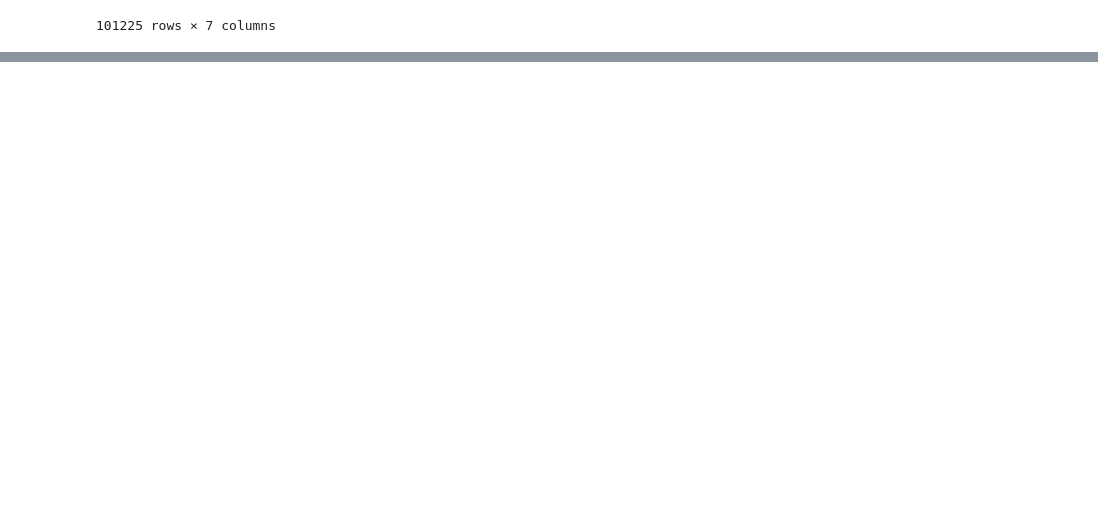
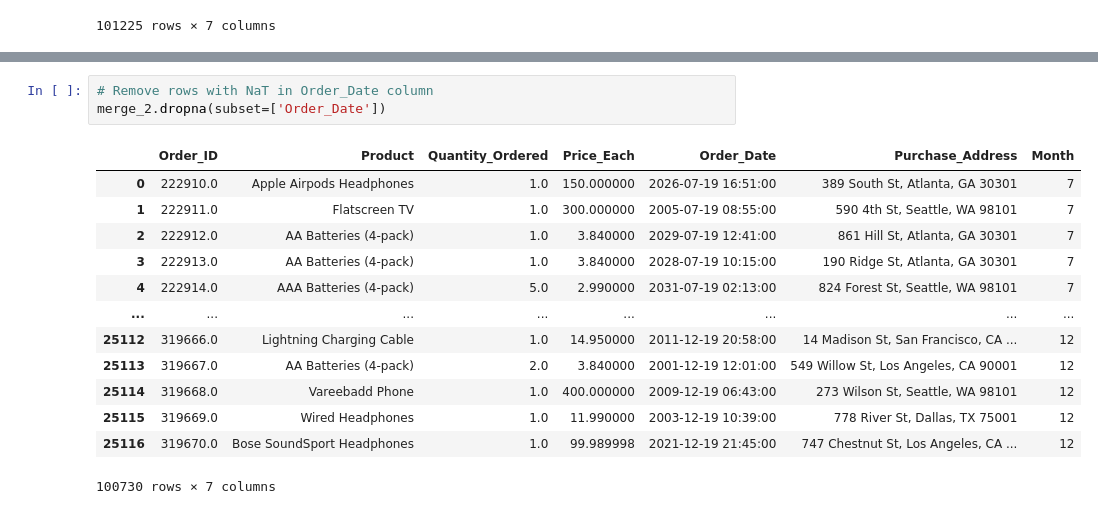
Before and after one commit to modelMaestroSolo/bi-insights, a Jupyter notebook: bi_insight.ipynb, the cells around one changed output, grey strips where cells are left out. Drawn from its saved outputs; the diff is of its cells as text; blank space fills up the shorter version.

```diff
--- a/bi_insight.ipynb
+++ b/bi_insight.ipynb
@@ -764,0 +746,17 @@ IndexingError: Unalignable boolean Series provided as indexer (index of the bool
+# %%
+# Remove rows with NaT in Order_Date column
+merge_2.dropna(subset=['Order_Date'])
+# %% [output]
+|  | Order_ID | Product | Quantity_Ordered | Price_Each | Order_Date | Purchase_Address | Month |
+| 0 | 222910.0 | Apple Airpods Headphones | 1.0 | 150.000000 | 2026-07-19 16:51:00 | 389 South St, Atlanta, GA 30301 | 7 |
+| 1 | 222911.0 | Flatscreen TV | 1.0 | 300.000000 | 2005-07-19 08:55:00 | 590 4th St, Seattle, WA 98101 | 7 |
+| 2 | 222912.0 | AA Batteries (4-pack) | 1.0 | 3.840000 | 2029-07-19 12:41:00 | 861 Hill St, Atlanta, GA 30301 | 7 |
+| 3 | 222913.0 | AA Batteries (4-pack) | 1.0 | 3.840000 | 2028-07-19 10:15:00 | 190 Ridge St, Atlanta, GA 30301 | 7 |
+| 4 | 222914.0 | AAA Batteries (4-pack) | 5.0 | 2.990000 | 2031-07-19 02:13:00 | 824 Forest St, Seattle, WA 98101 | 7 |
+| ... | ... | ... | ... | ... | ... | ... | ... |
+| 25112 | 319666.0 | Lightning Charging Cable | 1.0 | 14.950000 | 2011-12-19 20:58:00 | 14 Madison St, San Francisco, CA ... | 12 |
+| 25113 | 319667.0 | AA Batteries (4-pack) | 2.0 | 3.840000 | 2001-12-19 12:01:00 | 549 Willow St, Los Angeles, CA 90001 | 12 |
+| 25114 | 319668.0 | Vareebadd Phone | 1.0 | 400.000000 | 2009-12-19 06:43:00 | 273 Wilson St, Seattle, WA 98101 | 12 |
+| 25115 | 319669.0 | Wired Headphones | 1.0 | 11.990000 | 2003-12-19 10:39:00 | 778 River St, Dallas, TX 75001 | 12 |
+| 25116 | 319670.0 | Bose SoundSport Headphones | 1.0 | 99.989998 | 2021-12-19 21:45:00 | 747 Chestnut St, Los Angeles, CA ... | 12 |
+100730 rows × 7 columns
```
Also changed, not shown: parts of 29 cells of this notebook, 4 other files.
